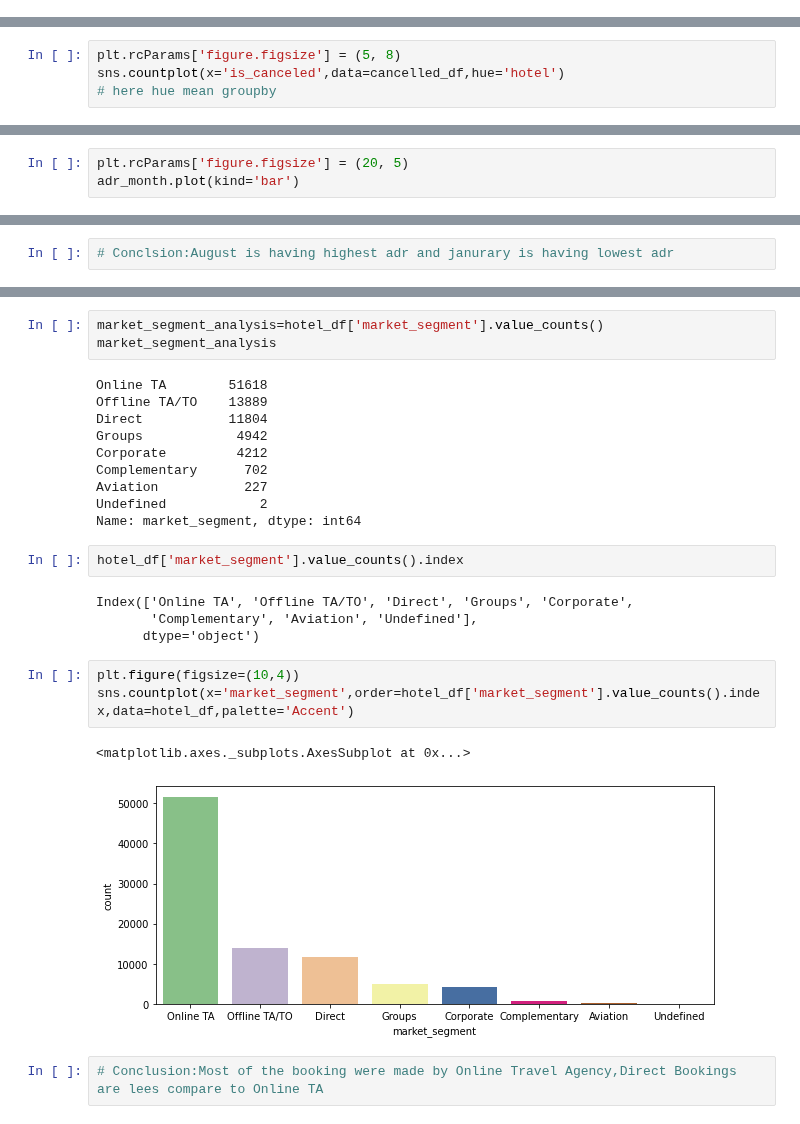
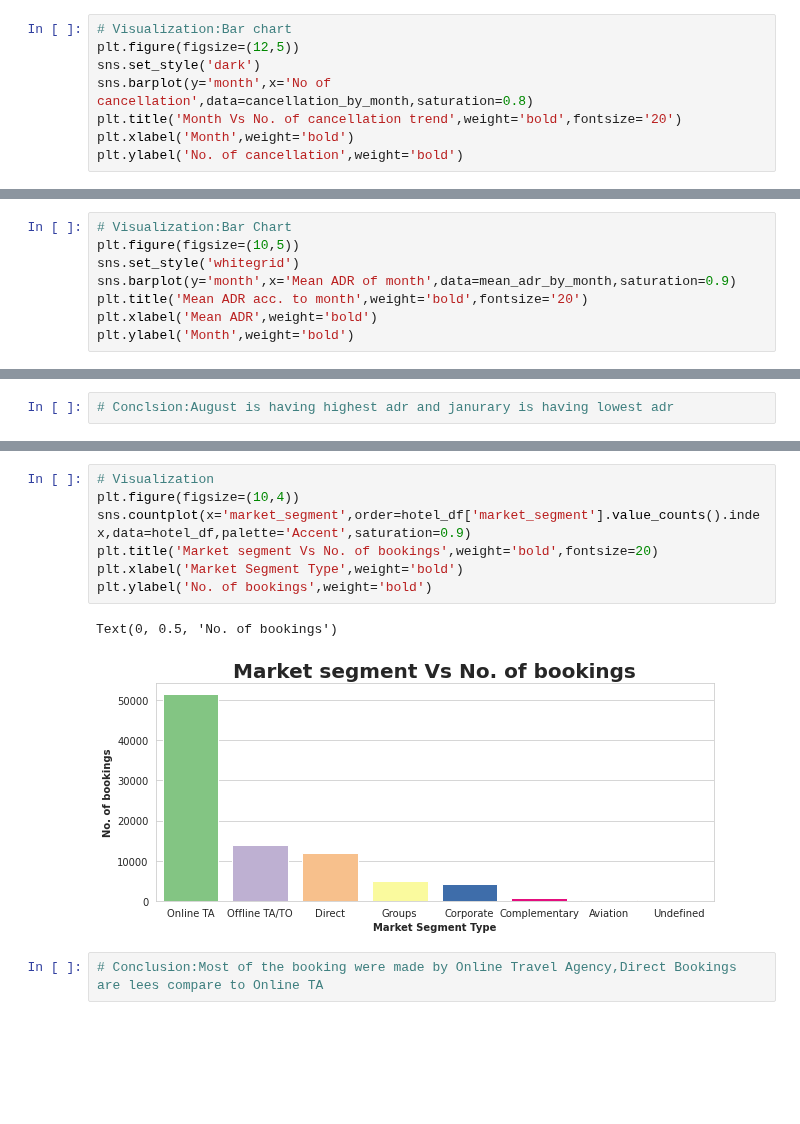
Before and after one commit to sarathsoman14/sarathsoman14-Hotel-Booking-Exploratory-Data-Analysis-EDA-, a Jupyter notebook: Hotel_Booking_Exploratory_Data_Analysis_Capstone_Project.ipynb, the cells around one changed output, grey strips where cells are left out. Cells and saved outputs as stored; diff of their text form; blank space fills up the shorter version.

```diff
--- a/Hotel_Booking_Exploratory_Data_Analysis_Capstone_Project.ipynb
+++ b/Hotel_Booking_Exploratory_Data_Analysis_Capstone_Project.ipynb
@@ -443,0 +466,8 @@ sns.countplot(y='is_canceled',data=cancelled_df,hue='arrival_date_month')
+# %%
+# Visualization:Bar chart
+plt.figure(figsize=(12,5))
+sns.set_style('dark')
+sns.barplot(y='month',x='No of cancellation',data=cancellation_by_month,saturation=0.8)
+plt.title('Month Vs No. of cancellation trend',weight='bold',fontsize='20')
+plt.xlabel('Month',weight='bold')
+plt.ylabel('No. of cancellation',weight='bold')
@@ -450,7 +485,3 @@ cancellation_by_hotel_type
 | hotel | City Hotel | Resort Hotel |
 | is_canceled |  |  |
 | 1 | 0.668012 | 0.331988 |
-# %%
-plt.rcParams['figure.figsize'] = (5, 8)
-sns.countplot(x='is_canceled',data=cancelled_df,hue='hotel')
-# here hue mean groupby
@@ -555,3 +604,0 @@ Name: adr, dtype: float64
-# %%
-plt.rcParams['figure.figsize'] = (20, 5)
-adr_month.plot(kind='bar')
@@ -560,0 +605,8 @@ adr_month.plot(kind='bar')
+# %%
+# Visualization:Bar Chart
+plt.figure(figsize=(10,5))
+sns.set_style('whitegrid')
+sns.barplot(y='month',x='Mean ADR of month',data=mean_adr_by_month,saturation=0.9)
+plt.title('Mean ADR acc. to month',weight='bold',fontsize='20')
+plt.xlabel('Mean ADR',weight='bold')
+plt.ylabel('Month',weight='bold')
@@ -630,27 +670,12 @@ Name: market_segment, dtype: int64
-# %%
-market_segment_analysis=hotel_df['market_segment'].value_counts()
-market_segment_analysis
-# %% [output]
-Online TA        51618
-Offline TA/TO    13889
-Direct           11804
-Groups            4942
-Corporate         4212
-Complementary      702
-Aviation           227
-Undefined            2
-Name: market_segment, dtype: int64
-# %%
-hotel_df['market_segment'].value_counts().index
-# %% [output]
-Index(['Online TA', 'Offline TA/TO', 'Direct', 'Groups', 'Corporate',
-       'Complementary', 'Aviation', 'Undefined'],
-      dtype='object')
 # %%
+# Visualization
 plt.figure(figsize=(10,4))
-sns.countplot(x='market_segment',order=hotel_df['market_segment'].value_counts().index,data=hotel_df,palette='Accent')
+sns.countplot(x='market_segment',order=hotel_df['market_segment'].value_counts().index,data=hotel_df,palette='Accent',saturation=0.9)
+plt.title('Market segment Vs No. of bookings',weight='bold',fontsize=20)
+plt.xlabel('Market Segment Type',weight='bold')
+plt.ylabel('No. of bookings',weight='bold')
 # %% [output]
-<matplotlib.axes._subplots.AxesSubplot at 0x...>
+Text(0, 0.5, 'No. of bookings')
-[figure, old version]
+[figure, new version]
 # %%
 # Conclusion:Most of the booking were made by Online Travel Agency,Direct Bookings are lees compare to Online TA
```
Also changed, not shown: parts of 98 cells of this notebook.
